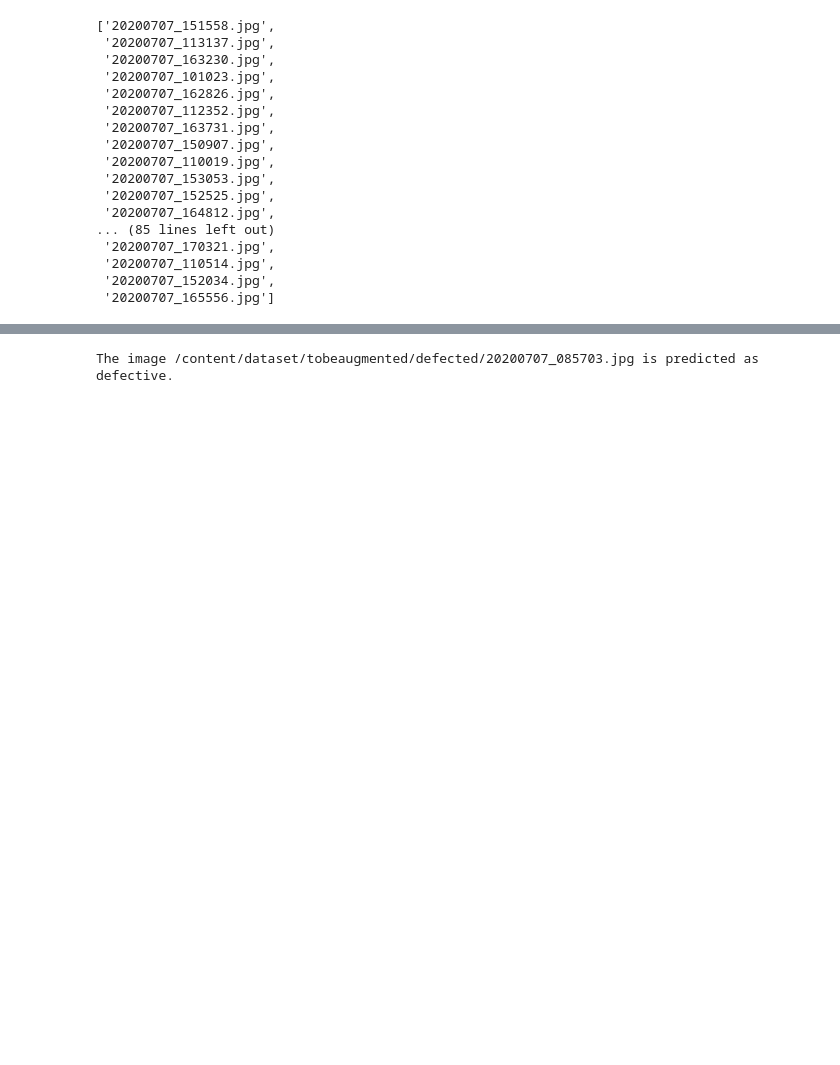
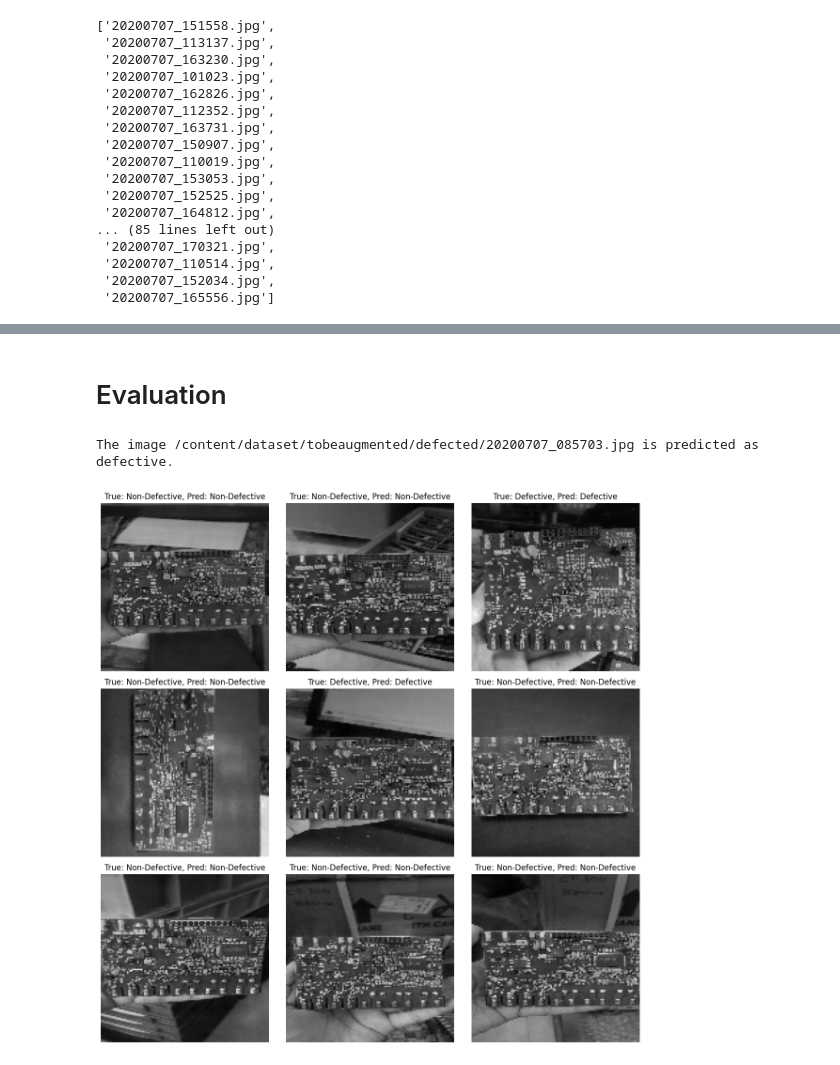
Before and after one commit to jonathanEdmundW/PCB_Defect_Detection, a Jupyter notebook: models/SVC.ipynb, the cells around one changed output, grey strips where cells are left out. Saved outputs shown, nothing was run; the diff lists cells and outputs as text; code cells hidden in the pictures; blank space fills up the shorter version.

```diff
--- a/models/SVC.ipynb
+++ b/models/SVC.ipynb
@@ -117,0 +117,2 @@ Accuracy: 0.9358974358974359
+# %% [markdown]
+# Evaluation
@@ -172,0 +143,29 @@ if __name__ == '__main__':
+# %%
+import matplotlib.pyplot as plt
+
+# Select 9 random samples from the test set
+num_samples = 9
+random_indices = np.random.choice(len(X_test), size=num_samples, replace=False)
+X_test_sample = X_test[random_indices]
+y_test_sample = np.array(y_test)[random_indices]
+y_pred_sample = y_pred[random_indices]
+
+
+# Reshape the flattened images back to their original dimensions
+X_test_sample_reshaped = X_test_sample.reshape(-1, img_width, img_height)
+
+# Plot the images along with true and predicted labels
+fig, axes = plt.subplots(3, 3, figsize=(12, 12))
+axes = axes.ravel()
+
+class_names = ["Non-Defective","Defective"]
+
+for i in range(num_samples):
+    axes[i].imshow(X_test_sample_reshaped[i], cmap='gray')
+    axes[i].set_title(f"True: {class_names[y_test_sample[i]]}, Pred: {class_names[y_pred_sample[i]]}")
+    axes[i].axis('off')
+
+plt.tight_layout()
+plt.show()
+# %% [output]
+[figure, added]
```
Also changed, not shown: parts of 10 cells of this notebook, 5 other files.
